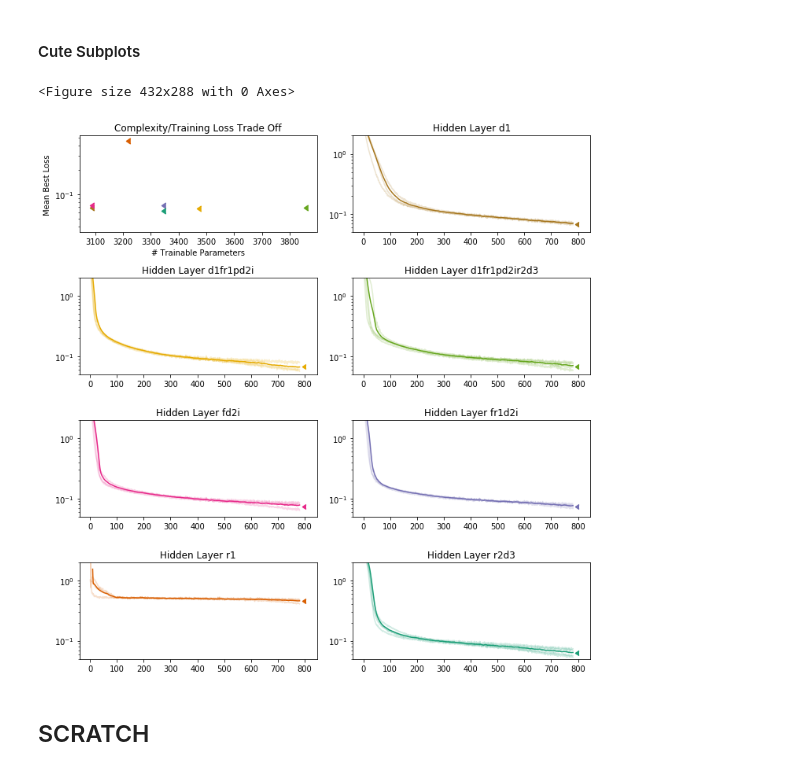
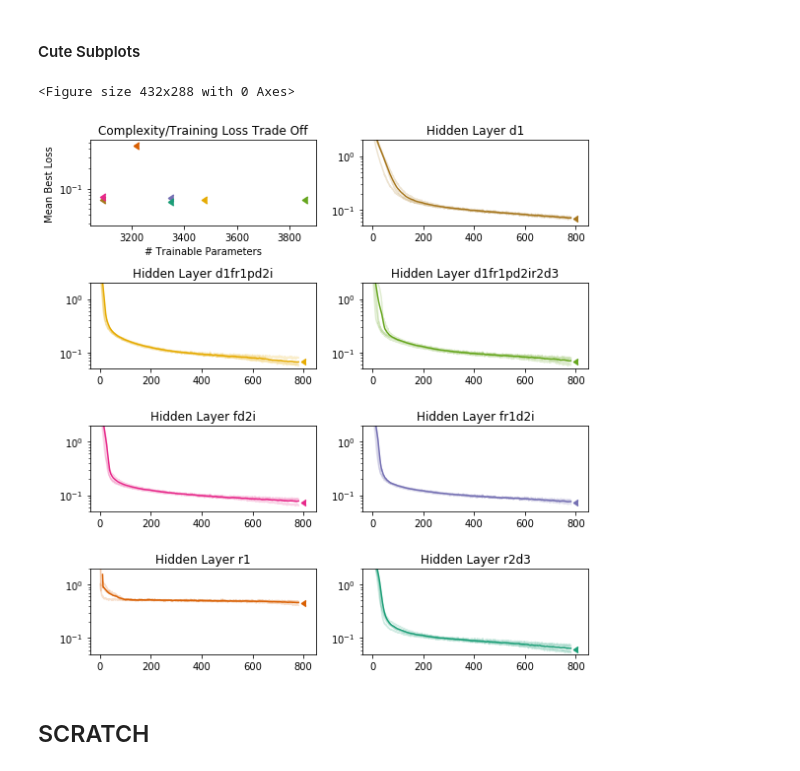
Before and after one commit to heidimhurst/oxdiss, a Jupyter notebook: processing/Processing (plots).ipynb, the cells around one changed output. Drawn from its saved outputs; the diff is of its cells as text; code cells hidden in the pictures.

```diff
--- a/processing/Processing (plots).ipynb
+++ b/processing/Processing (plots).ipynb
@@ -160,6 +172,8 @@ color_map = dict(zip(color_labels, rgb_values))
 
 pt_size = 50
 window = 10
+
+figwidth = 8
 # %% [markdown]
 #### Complexity/Training Loss Tradeoff
 # %%
@@ -259,7 +279,7 @@ plt.show()
 # %%
 # plot subpanels of each one's performance/variation
 plt.clf()
-fig, axes = plt.subplots(4,2, sharex=True, sharey=True, figsize=(10,10))
+fig, axes = plt.subplots(4,2, sharex=True, sharey=True, figsize=(figwidth,figwidth))
 
 networks = color_labels
 
@@ -273,34 +293,37 @@ plt.title("Complexity/Training Loss Trade Off".format(problems[problem]))
 plt.ylabel("Mean Best Loss")
 plt.xlabel("# Trainable Parameters")
 
 
 for i in range(len(networks)):
     # extract just the records we're interested in
     interim_df = all_results[all_results["name"] == networks[i]]
     interim_mr = mean_results[mean_results["name"]==networks[i]]
 
     # plot in specific subplot
     plt.subplot(4,2,i+2)
     for ind, row in interim_df.iterrows():
         plt.semilogy(list(range(1,782)), row["loss"], label=row["name"],
                      color=color_map[row["name"]], alpha=0.2)
 
     plt.semilogy(list(range(1,782)), pd.rolling_mean(interim_mr["loss"][0], window),
                  "-", label="Hidden Layer {}".format(interim_mr["name"][3:]),
                      color=color_map[row["name"]])
 
     plt.scatter(790, interim_mr["mean_loss"], color=color_map[row["name"]], marker=4)
 
     plt.title("Hidden Layer {}".format(networks[i][3:]))
 
     plt.ylim([0.5*1e-1, 2])
 
 
 plt.tight_layout()
+
+plt.savefig("figures/average_performance_subplots.png", dpi=300)
+
 plt.show()
 # %% [output]
 <Figure size 432x288 with 0 Axes>
-[figure, old version]
+[figure, new version]
 # %% [markdown]
 ## SCRATCH
 # %% [raw]
```
Also changed, not shown: parts of 5 cells of this notebook, 2 other files.
